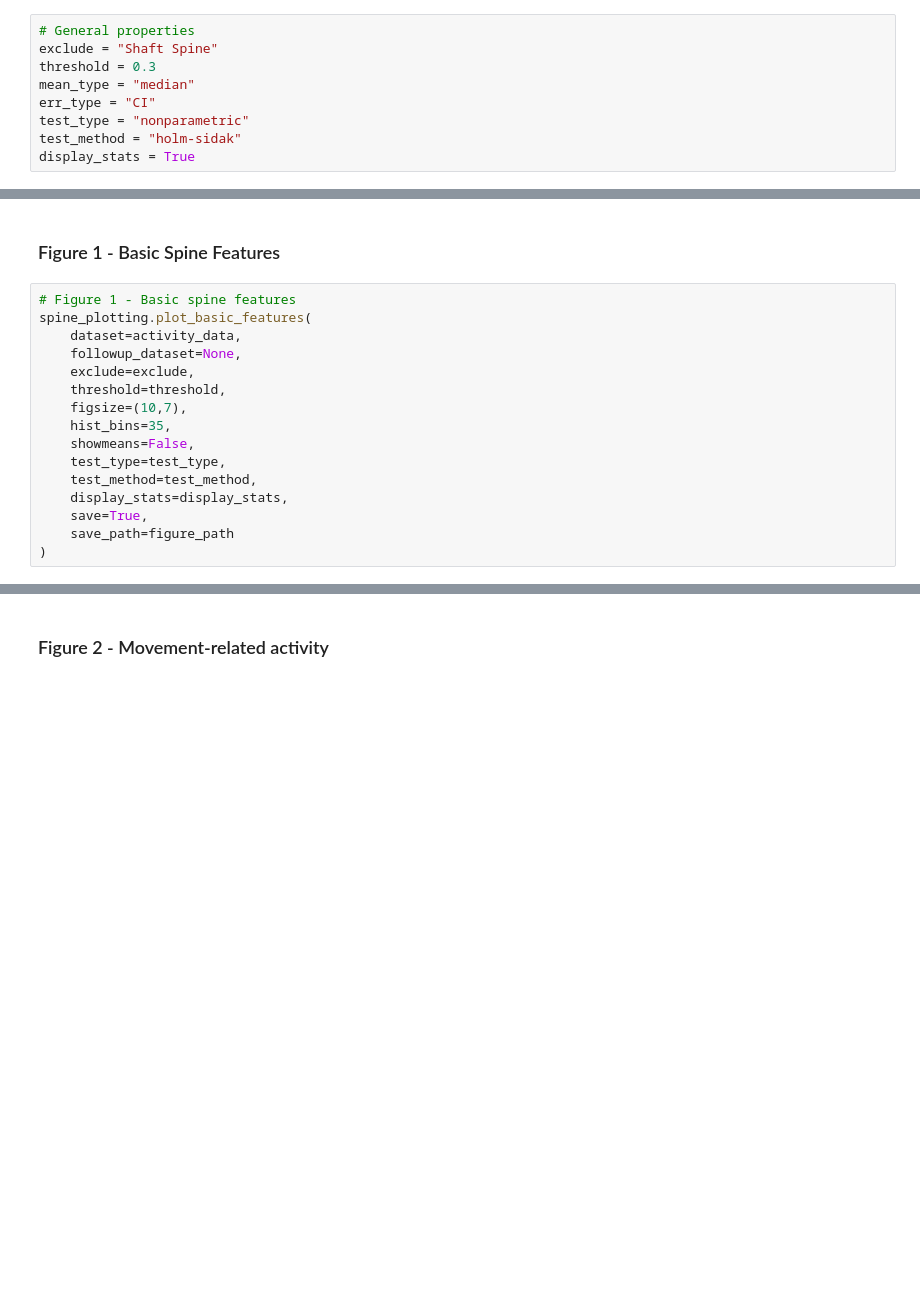
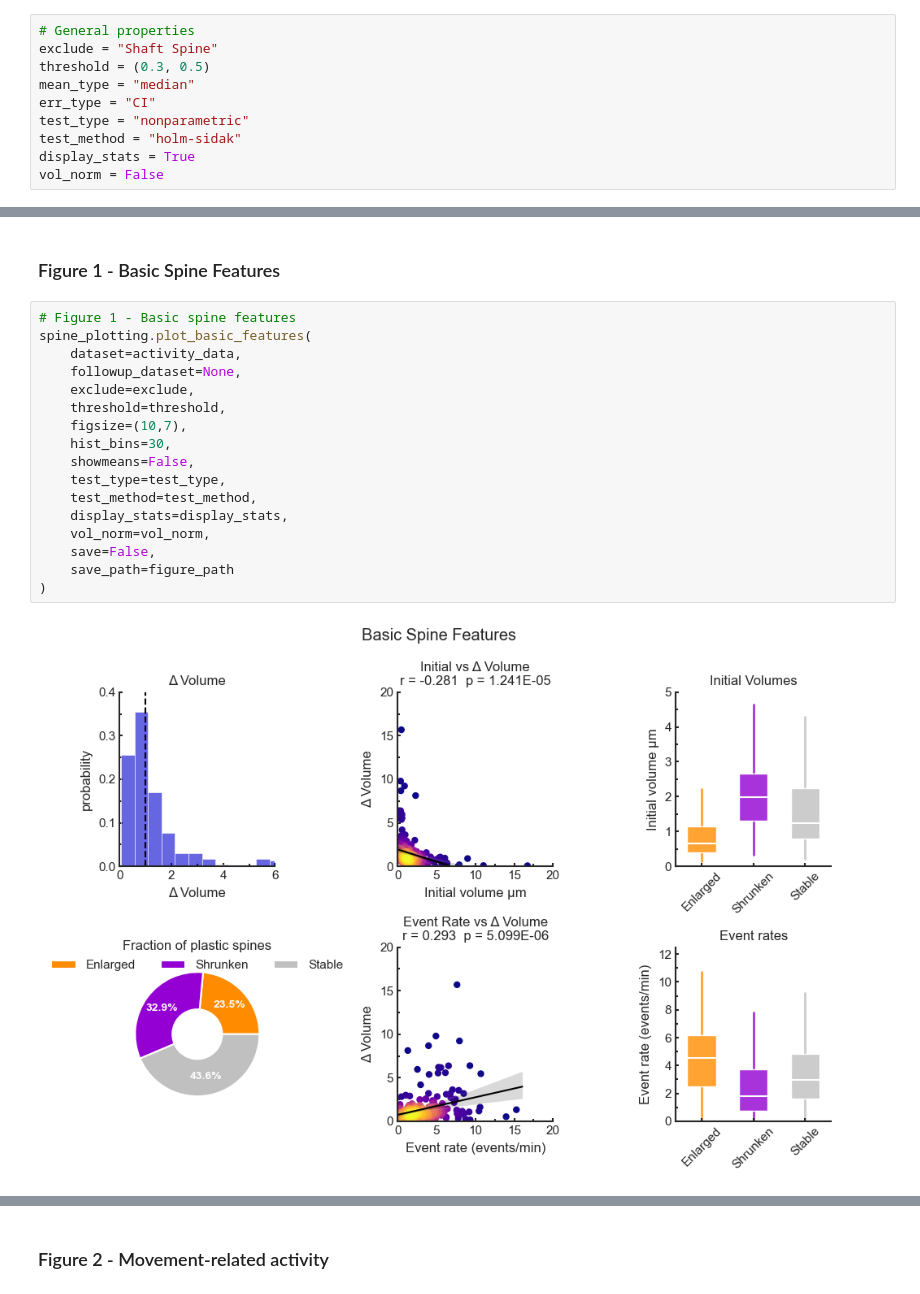
Before and after one commit to wjakewright/Lab_Analyses, a Jupyter notebook: Lab_Analyses/Spine_Analysis_v2/Apical_Coactivity_Analysis.ipynb, the cells around one changed output, grey strips where cells are left out. Drawn from its saved outputs; the diff is of its cells as text; blank space fills up the shorter version.

```diff
--- a/Lab_Analyses/Spine_Analysis_v2/Apical_Coactivity_Analysis.ipynb
+++ b/Lab_Analyses/Spine_Analysis_v2/Apical_Coactivity_Analysis.ipynb
@@ -182,12 +182,13 @@ if not os.path.isdir(save_path):
 # %%
 # General properties
 exclude = "Shaft Spine"
-threshold = 0.3
+threshold = (0.3, 0.5)
 mean_type = "median"
 err_type = "CI"
 test_type = "nonparametric"
 test_method = "holm-sidak"
 display_stats = True
+vol_norm = False
 # %% [markdown]
 ## Spine and Dendrite Activity
 # %%
@@ -212,16 +230,19 @@ print(len(activity_data.spine_volumes[~np.isnan(activity_data.spine_volumes)]))
 # %%
 # Figure 1 - Basic spine features
 spine_plotting.plot_basic_features(
     dataset=activity_data,
     followup_dataset=None,
     exclude=exclude,
     threshold=threshold,
     figsize=(10,7),
-    hist_bins=35,
+    hist_bins=30,
     showmeans=False,
     test_type=test_type,
     test_method=test_method,
     display_stats=display_stats,
-    save=True,
+    vol_norm=vol_norm,
+    save=False,
     save_path=figure_path
 )
+# %% [output]
+[figure, added]
```
Also changed, not shown: parts of 19 cells of this notebook.
